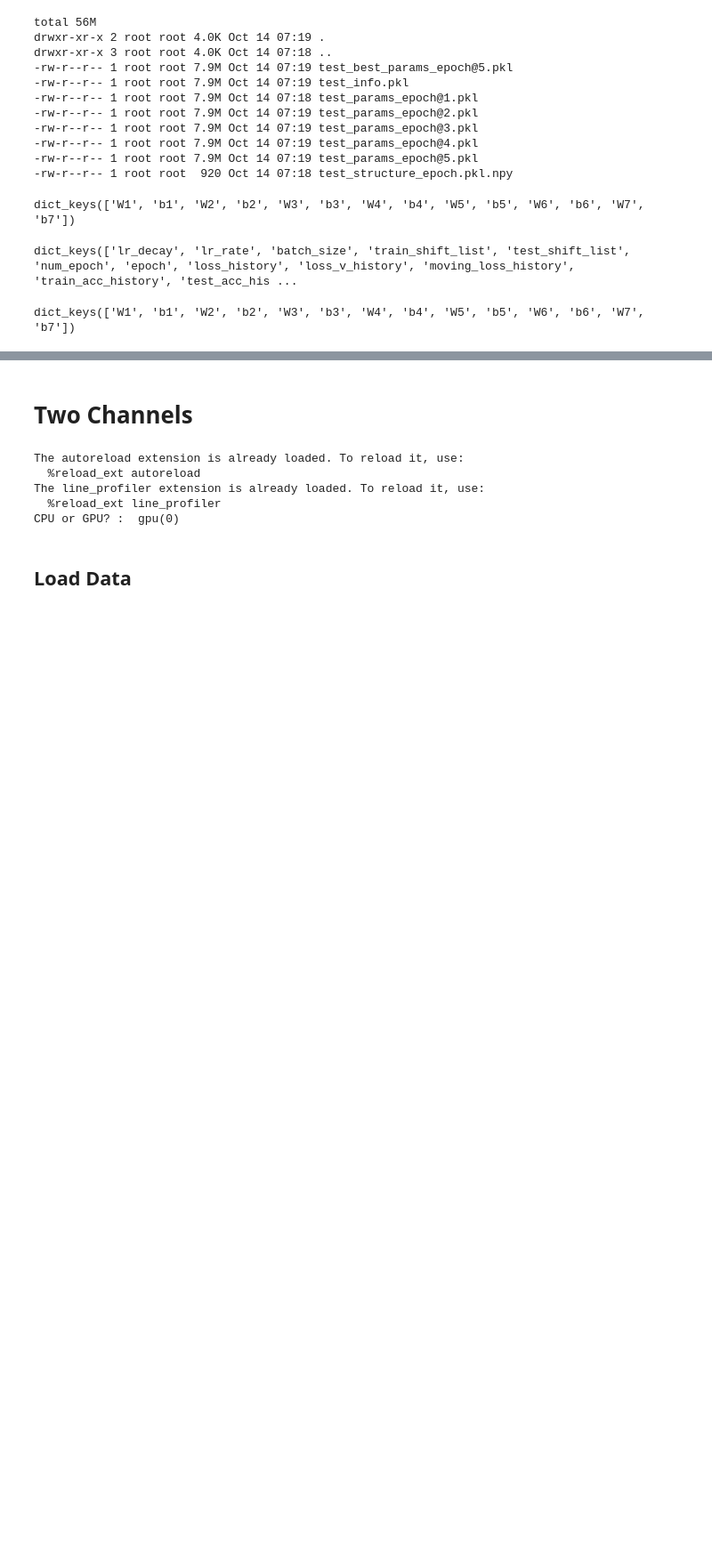
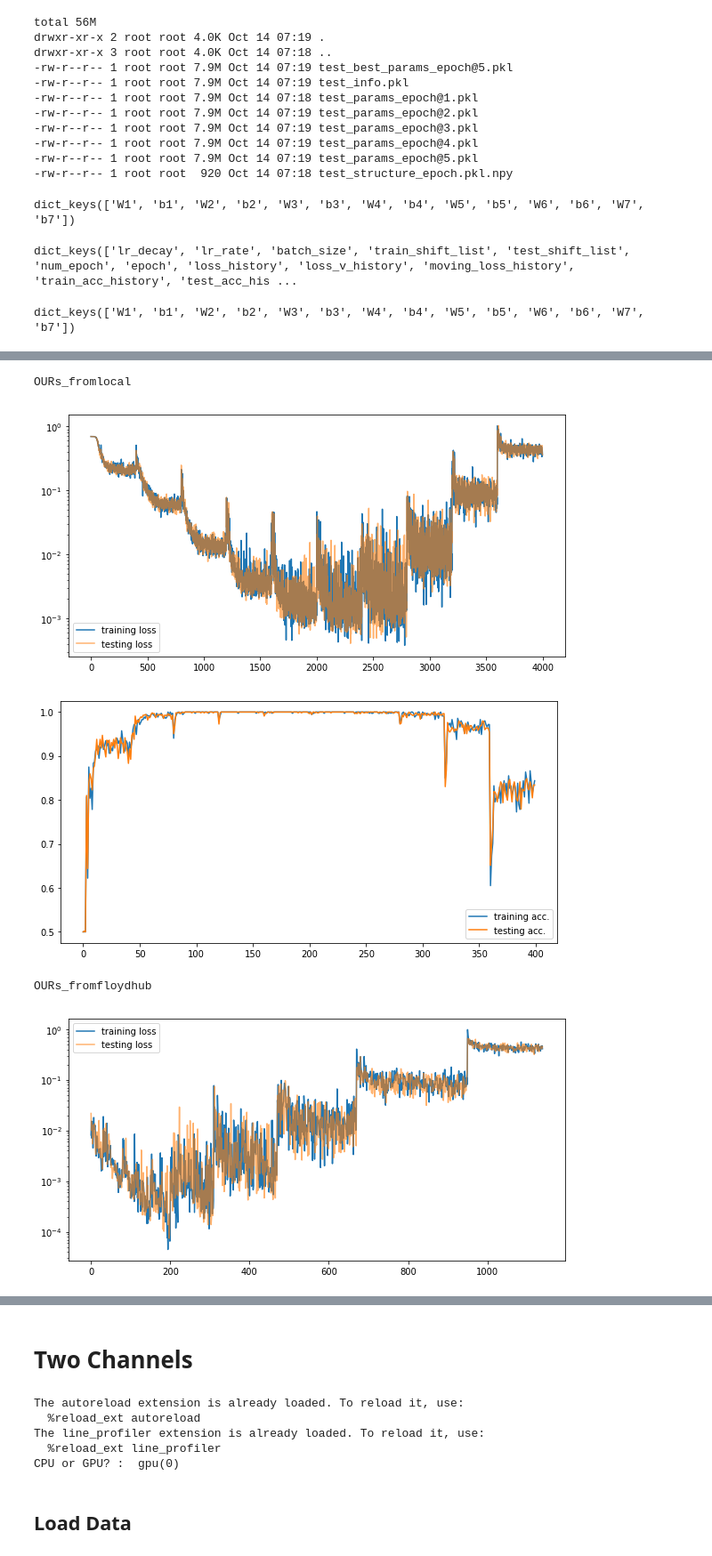
Before and after one commit to iphysresearch/Python4GW, a Jupyter notebook: CNN.ipynb, the cells around one changed output, grey strips where cells are left out. Shown at 89% size. Saved outputs shown, nothing was run; the diff lists cells and outputs as text; code cells hidden in the pictures; blank space fills up the shorter version.

```diff
--- a/CNN.ipynb
+++ b/CNN.ipynb
@@ -453,0 +542,3 @@ np.load('./checkpoints/test/test_structure_epoch.pkl.npy').tolist()
+# %%
+INFO = {}
+nd.load('./pretrained_models/OURs_fromlocal/snr_%s_info.pkl' %1).keys()
@@ -453,0 +547,39 @@ np.load('./checkpoints/test/test_structure_epoch.pkl.npy').tolist()
+# %%
+for model in list(['OURs_fromlocal', 'OURs_fromfloydhub']):
+    INFO[model] = {}
+    INFO[model]['loss_history'] = []
+    INFO[model]['loss_v_history'] = []
+    INFO[model]['moving_loss_history'] = []
+    INFO[model]['train_acc_history'] = []
+    INFO[model]['test_acc_history'] = []
+    for snr in np.arange(1,11,1)[::-1]:
+        INFO[model]['loss_history'].extend(nd.load('./pretrained_models/%s/snr_%s_info.pkl' %(model, snr))['loss_history'].asnumpy().tolist())
+        INFO[model]['loss_v_history'].extend(nd.load('./pretrained_models/%s/snr_%s_info.pkl' %(model, snr))['loss_v_history'].asnumpy().tolist())
+        INFO[model]['moving_loss_history'].extend(nd.load('./pretrained_models/%s/snr_%s_info.pkl' %(model, snr))['moving_loss_history'].asnumpy().tolist())
+        INFO[model]['train_acc_history'].extend(nd.load('./pretrained_models/%s/snr_%s_info.pkl' %(model, snr))['train_acc_history'].asnumpy().tolist())
+        INFO[model]['test_acc_history'].extend(nd.load('./pretrained_models/%s/snr_%s_info.pkl' %(model, snr))['test_acc_history'].asnumpy().tolist())
+# %%
+def PLOT_loss_acc(loss, loss_v, train_acc, test_acc):
+    plt.figure(figsize=(10,5))
+    plt.plot(loss, label = 'training loss')
+    plt.semilogy(loss_v, alpha = 0.6, label = 'testing loss')
+    # plt.plot(moving_loss_history)
+    plt.legend()
+    plt.show()
+
+    plt.figure(figsize=(10,5))
+    plt.plot(train_acc, label = 'training acc.')
+    plt.plot(test_acc, label = 'testing acc.')
+    plt.legend()
+    plt.show()
+# %%
+for model in list(['OURs_fromlocal', 'OURs_fromfloydhub']):
+    print(model)
+    PLOT_loss_acc(INFO[model]['loss_history'],INFO[model]['loss_v_history'],
+                  INFO[model]['train_acc_history'],INFO[model]['test_acc_history'])
+# %% [output]
+OURs_fromlocal
+[figure, added]
+[figure, added]
+OURs_fromfloydhub
+[figure, added]
```
Also changed, not shown: parts of 48 cells of this notebook, 49 other files.
